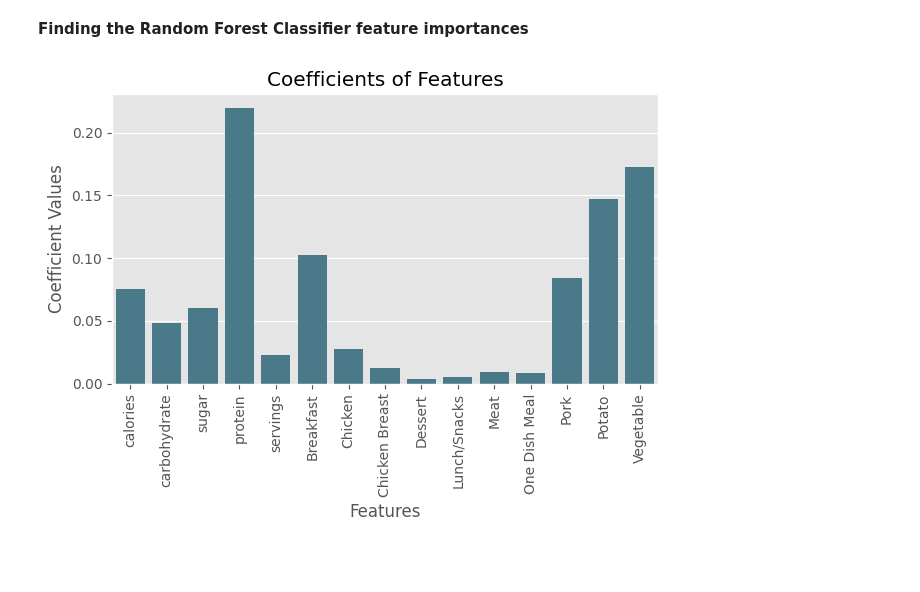
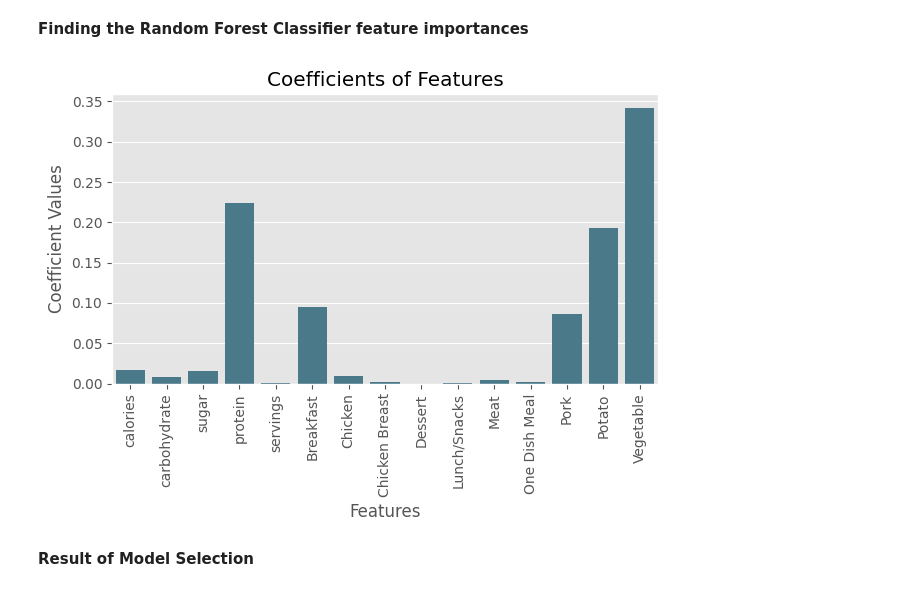
Before and after one commit to kntvrl/predicting_high_traffic_recipes_project, a Jupyter notebook: recipe.ipynb, the cells around one changed output. Drawn from its saved outputs; the diff is of its cells as text; code cells hidden in the pictures; blank space fills up the shorter version.

```diff
--- a/recipe.ipynb
+++ b/recipe.ipynb
@@ -935,11 +1047,7 @@ plt.show()
 # %%
-rf_clf = RandomForestClassifier(class_weight="balanced",max_depth=4)
+best_hyperparams_rf = {'class_weight': 'balanced', 'max_depth': 2, 'max_features': 0.5, 'min_samples_leaf': 1, 'min_samples_split': 2, 'n_estimators': 200}
+rf_clf = RandomForestClassifier(**best_hyperparams_rf,random_state=42)
+skf = StratifiedKFold(n_splits=10,shuffle=True,random_state=42)
 
-rf_pipeline = Pipeline([
-    ("scaler", RobustScaler()),
-    ("classifier", rf_clf)
-])
-
-skf = StratifiedKFold(n_splits=10,shuffle=True,random_state=42)
-rf_model, final_test_precision_score, precision_scores_df = train_and_evaluate_model(rf_pipeline, X_train, y_train, X_test, y_test,precision_score, skf, plot=True)
+rf_model, rf_final_test_precision_score, rf_precision_scores_df, rf_y_pred_test = train_and_evaluate_model(rf_clf, X_train, y_train, X_test, y_test,precision_score, skf, plot=True)
 # %% [output]
@@ -964,3 +1066,3 @@ Final test_precision_score result: 0.81
 # %%
-rf_model, final_test_roc_auc_score, roc_auc_scores_df = train_and_evaluate_model(rf_pipeline, X_train, y_train, X_test, y_test,roc_auc_score, skf, plot=True)
+rf_model, rf_final_test_roc_auc_score, rf_roc_auc_scores_df, rf_y_pred_test = train_and_evaluate_model(rf_clf, X_train, y_train, X_test, y_test,roc_auc_score, skf, plot=True)
 # %% [output]
@@ -985,14 +1082,16 @@ Final test_roc_auc_score result: 0.72
 # %% [markdown]
 **Finding the Random Forest Classifier feature importances**
 # %%
-coef_values = rf_model.named_steps["classifier"].feature_importances_
+feature_importances = rf_model.feature_importances_
 columns = X_train.columns
-sns.barplot(x=columns, y=coef_values)
+sns.barplot(x=columns, y=feature_importances)
 plt.xlabel("Features")
 plt.ylabel("Coefficient Values")
 plt.title("Coefficients of Features")
 plt.xticks(rotation=90)
 plt.tight_layout()
 plt.show()
 # %% [output]
-[figure, old version]
+[figure, new version]
+# %% [markdown]
+**Result of Model Selection**
```
Also changed, not shown: parts of 44 cells of this notebook.
